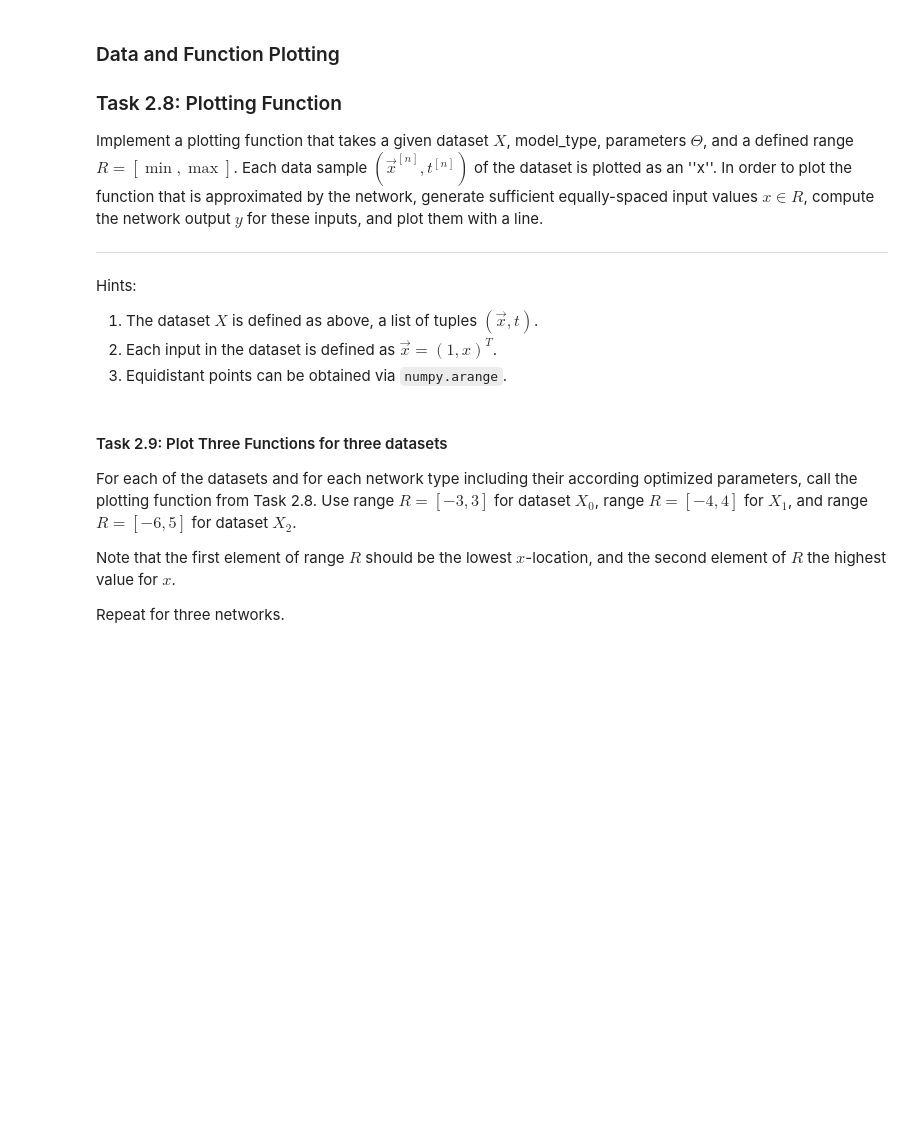
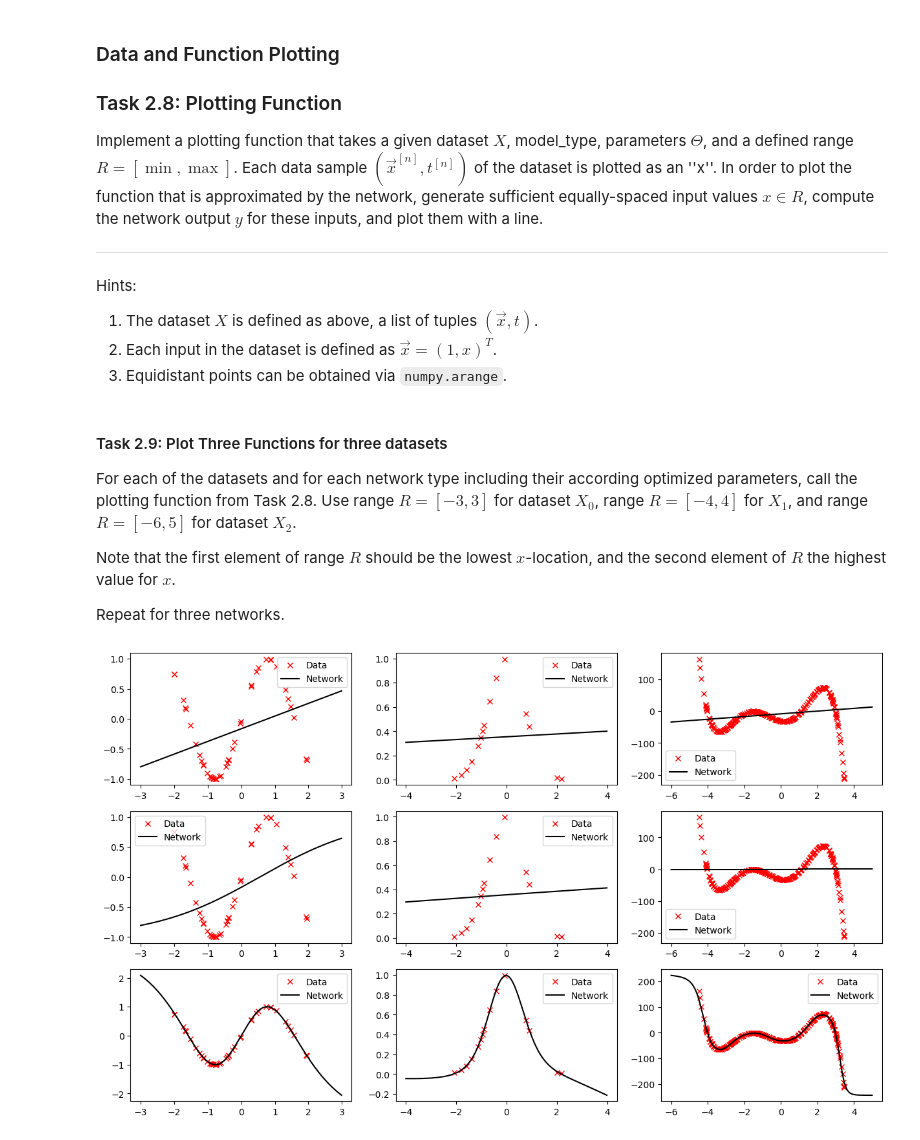
Before and after one commit to Modemacher/DeepLearning26, a Jupyter notebook: DL-Assignment01/DL-Assignment01.ipynb, the cells around one changed output. Cells and saved outputs as stored; diff of their text form; code cells hidden in the pictures; blank space fills up the shorter version.

```diff
--- a/DL-Assignment01/DL-Assignment01.ipynb
+++ b/DL-Assignment01/DL-Assignment01.ipynb
@@ -345,8 +529,8 @@ How many hidden neurons will we need for $N_2$? Use the answers from Task 1.2.
 # %%
 # Define the number of neurons for each target function based on your discussion
-K0 = ...
-K1 = ...
-K2 = ...
+K0 = 10
+K1 = 6
+K2 = 80
 # %% [markdown]
 #### Task 2.6: Random Parameters
 
@@ -449,15 +651,25 @@ def plot(X, model_type, Theta, R):
     Returns:
         The optimized model parameters
     """
+
+    # plot dataset
+    x_data = [x[1] for x, t in X]
+    t_data = [t for x, t in X]
+
     # first, plot data samples
-    pyplot.plot(..., ..., "rx", label="Data")
+    pyplot.plot(x_data, t_data, "rx", label="Data")
 
     # define equidistant points from min (R[0]) to max (R[1]) to evaluate the network
-    x = ...
+    x = numpy.arange(R[0], R[1], 0.01)
     # compute the network outputs for these values
-    y = ...
+    y = []
+    for xi in x:
+        x_vec = numpy.array([1.0, xi])
+        yi, _ = network(x_vec, model_type, Theta)
+        y.append(yi)
     # plot network approximation
     pyplot.plot(x, y, "k-", label="Network")
+
     pyplot.legend()
 # %% [markdown]
 #### Task 2.9: Plot Three Functions for three datasets
@@ -471,12 +683,29 @@ Repeat for three networks.
 # %%
 # create one large figure
 figure = pyplot.figure(figsize=(15,9))
+
+# collect optimized parameters
+Thetas_star = [
+    [Theta0_star_N0, Theta1_star_N0, Theta2_star_N0],
+    [Theta0_star_N1, Theta1_star_N1, Theta2_star_N1],
+    [Theta0_star_N2, Theta1_star_N2, Theta2_star_N2]
+]
+
+# plotting ranges
+ranges = [[-3,3],[-4,4],[-6,5]]
 
 # iterate over the model types
 for model_type in range(3):
     # iterate over the datasets
     for i, X in enumerate([X0, X1, X2]):
         # activate correct plot
         pyplot.subplot(3, 3, 3*model_type+i+1)
         # call the plot function with the correct dataset with their ranges, and model type with their trained Theta parameters
-        ...
+        Theta = Thetas_star[model_type][i]
+        R = ranges[i]
+
+        plot(X, model_type, Theta, R)
+
+pyplot.show()
+# %% [output]
+[figure, added]
```
Also changed, not shown: parts of 24 cells of this notebook, 3 other files.
